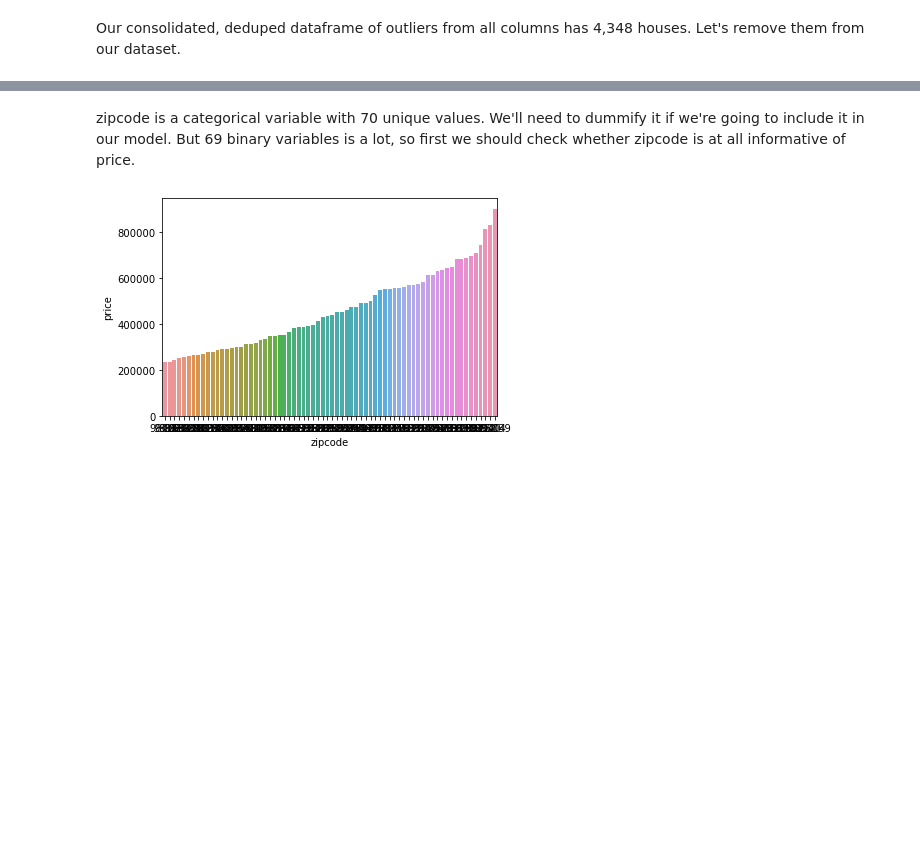
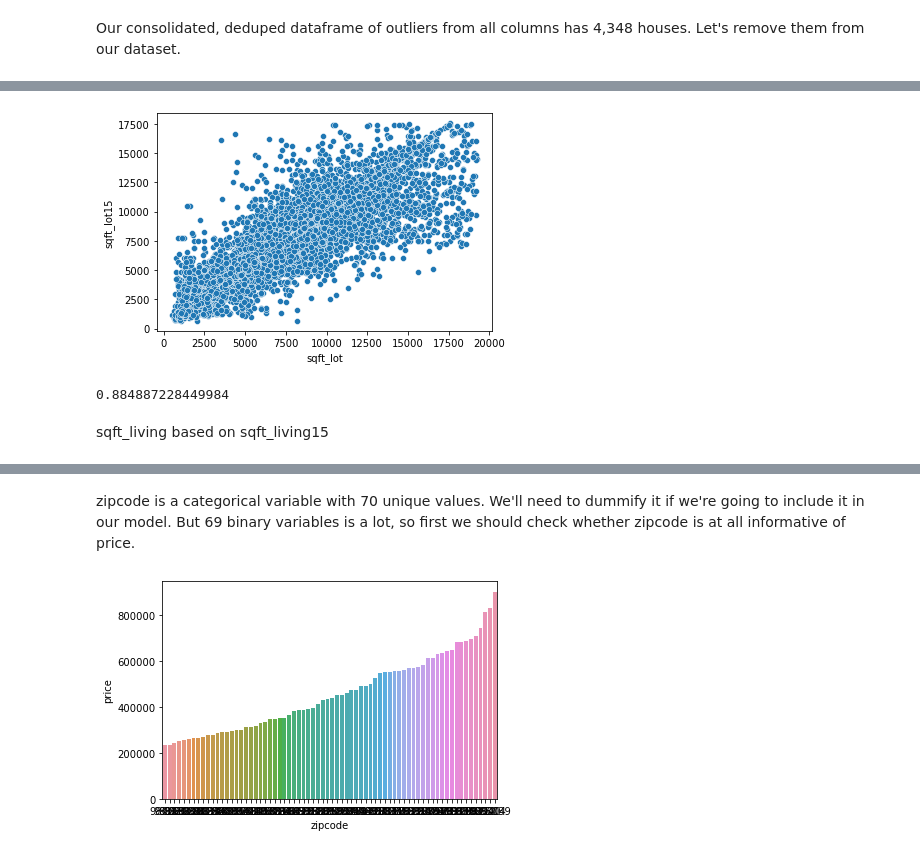
Before and after one commit to andrewabeles/seattle_home_sales, a Jupyter notebook: eda.ipynb, the cells around one changed output, grey strips where cells are left out. Drawn from its saved outputs; the diff is of its cells as text; code cells hidden in the pictures; blank space fills up the shorter version.

```diff
--- a/eda.ipynb
+++ b/eda.ipynb
@@ -298,0 +310,3 @@ data.drop(['id', 'grade'], axis=1, inplace=True)
+# %%
+filtereddata = data.dropna(subset = ['sqft_living', 'sqft_lot'])
+filtereddata.shape[0]
@@ -298,0 +339,4 @@ data.drop(['id', 'grade'], axis=1, inplace=True)
+# %%
+model = ols("sqft_lot ~ sqft_lot15", data=filtereddata).fit()
+modelsummary = model.summary()
+print(modelsummary)
@@ -298,0 +361,17 @@ data.drop(['id', 'grade'], axis=1, inplace=True)
+# %%
+data['sqft_lot_pred'] = model.predict(data.sqft_lot15) # use the model to predict sqft_lot from sqft_lot15
+# %%
+data['sqft_lot'] = data.apply(
+    lambda row:
+        row.sqft_lot_pred
+    if np.isnan(row.sqft_lot) else row.sqft_lot, axis=1)
+data.drop(columns=['sqft_lot_pred'], inplace=True) # we no longer need this column now that we've imputed sqft_lot
+# %%
+sns.scatterplot(data=data, x='sqft_lot', y='sqft_lot15')
+plt.show()
+data.sqft_lot.corr(data.sqft_lot15)
+# %% [output]
+[figure, added]
+0.884887228449984
+# %% [markdown]
+sqft_living based on sqft_living15
```
Also changed, not shown: parts of 75 cells of this notebook.
